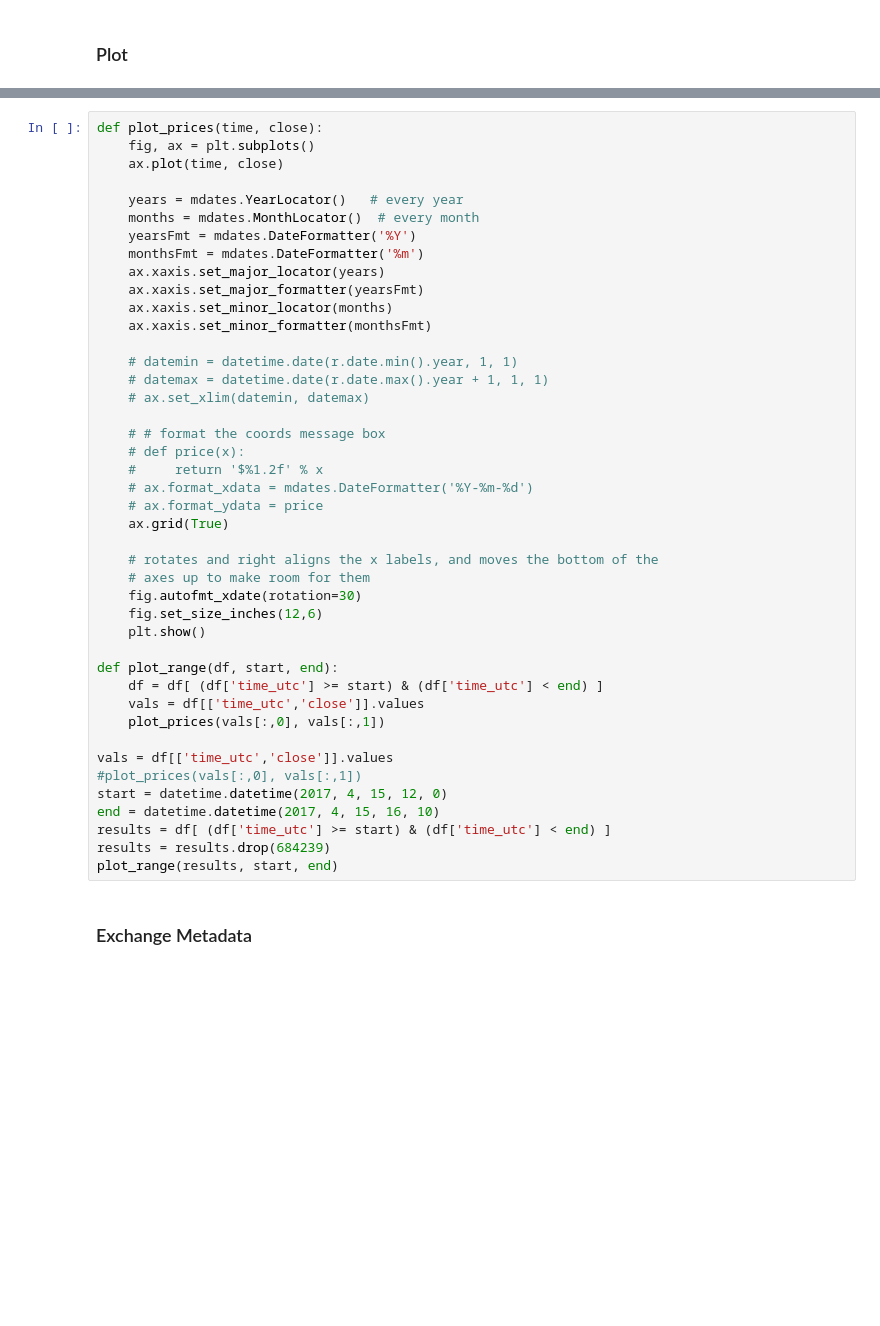
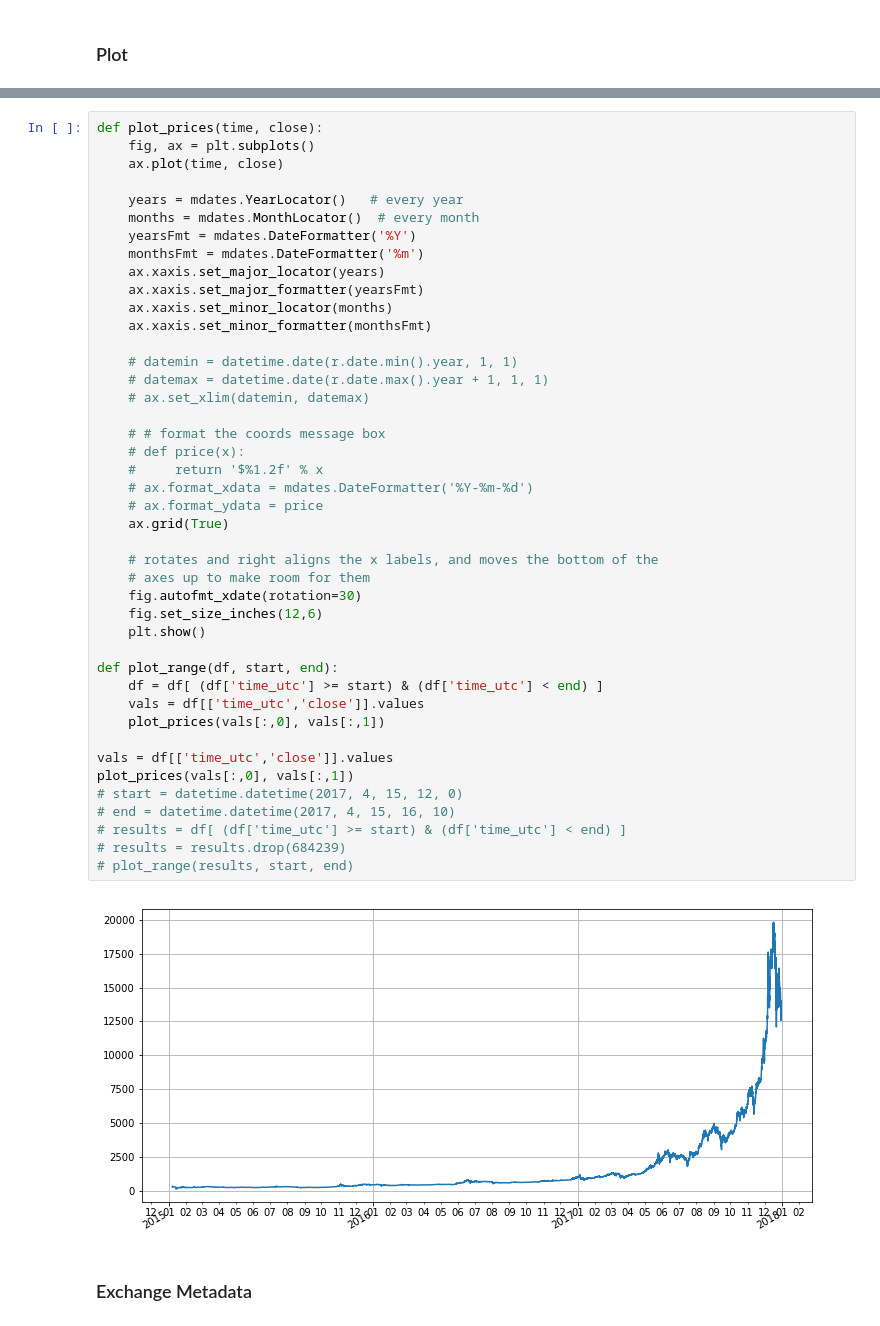
Before and after one commit to bfortuner/punisher, a Jupyter notebook: price-data.ipynb, the cells around one changed output, grey strips where cells are left out. Drawn from its saved outputs; the diff is of its cells as text; blank space fills up the shorter version.

```diff
--- a/price-data.ipynb
+++ b/price-data.ipynb
@@ -200,39 +205,41 @@ def plot_prices(time, close):
     yearsFmt = mdates.DateFormatter('%Y')
     monthsFmt = mdates.DateFormatter('%m')
     ax.xaxis.set_major_locator(years)
     ax.xaxis.set_major_formatter(yearsFmt)
     ax.xaxis.set_minor_locator(months)
     ax.xaxis.set_minor_formatter(monthsFmt)
 
     # datemin = datetime.date(r.date.min().year, 1, 1)
     # datemax = datetime.date(r.date.max().year + 1, 1, 1)
     # ax.set_xlim(datemin, datemax)
 
     # # format the coords message box
     # def price(x):
     #     return '$%1.2f' % x
     # ax.format_xdata = mdates.DateFormatter('%Y-%m-%d')
     # ax.format_ydata = price
     ax.grid(True)
 
     # rotates and right aligns the x labels, and moves the bottom of the
     # axes up to make room for them
     fig.autofmt_xdate(rotation=30)
     fig.set_size_inches(12,6)
     plt.show()
 
 def plot_range(df, start, end):
     df = df[ (df['time_utc'] >= start) & (df['time_utc'] < end) ]
     vals = df[['time_utc','close']].values
     plot_prices(vals[:,0], vals[:,1])
 
 vals = df[['time_utc','close']].values
-#plot_prices(vals[:,0], vals[:,1])
-start = datetime.datetime(2017, 4, 15, 12, 0)
-end = datetime.datetime(2017, 4, 15, 16, 10)
-results = df[ (df['time_utc'] >= start) & (df['time_utc'] < end) ]
-results = results.drop(684239)
-plot_range(results, start, end)
+plot_prices(vals[:,0], vals[:,1])
+# start = datetime.datetime(2017, 4, 15, 12, 0)
+# end = datetime.datetime(2017, 4, 15, 16, 10)
+# results = df[ (df['time_utc'] >= start) & (df['time_utc'] < end) ]
+# results = results.drop(684239)
+# plot_range(results, start, end)
+# %% [output]
+[figure, added]
 # %% [markdown]
 ### Exchange Metadata
 # %%
```
Also changed, not shown: parts of 6 cells of this notebook, 1 other file.
